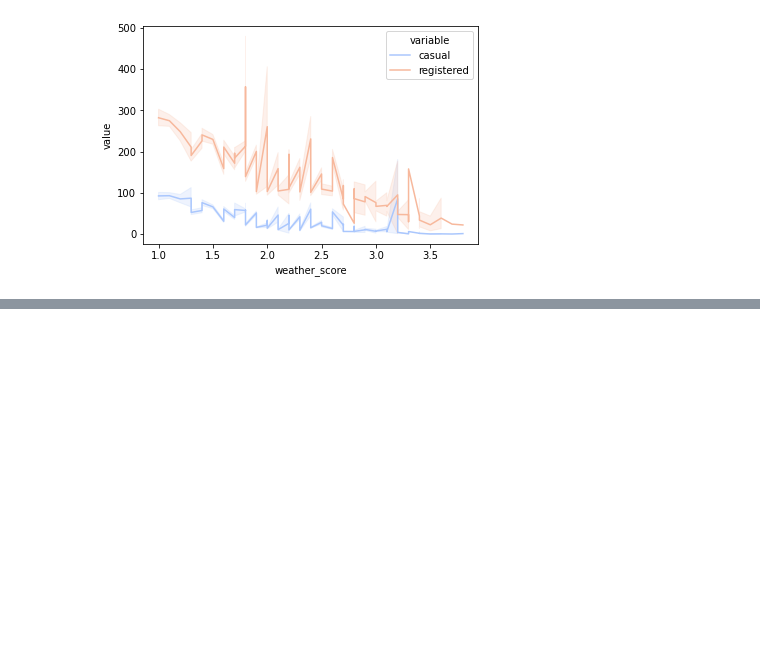
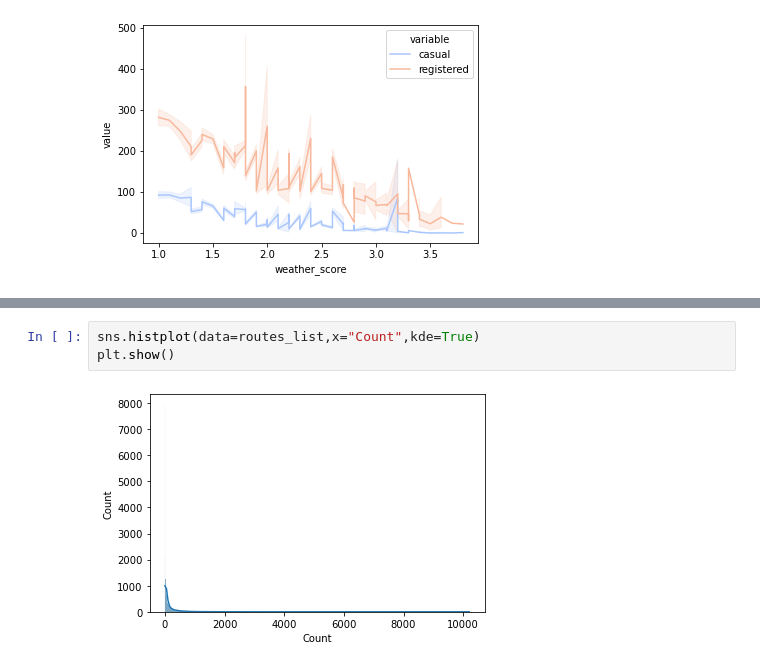
Before and after one commit to YanaOrf/CapitalBikeShare2, a Jupyter notebook: CapitalBike_EDA_2.ipynb, the cells around one changed output, grey strips where cells are left out. Drawn from its saved outputs; the diff is of its cells as text; blank space fills up the shorter version.

```diff
--- a/CapitalBike_EDA_2.ipynb
+++ b/CapitalBike_EDA_2.ipynb
@@ -504,0 +588,5 @@ plt.show()
+# %%
+sns.histplot(data=routes_list,x="Count",kde=True)
+plt.show()
+# %% [output]
+[figure, added]
```
Also changed, not shown: parts of 28 cells of this notebook.
